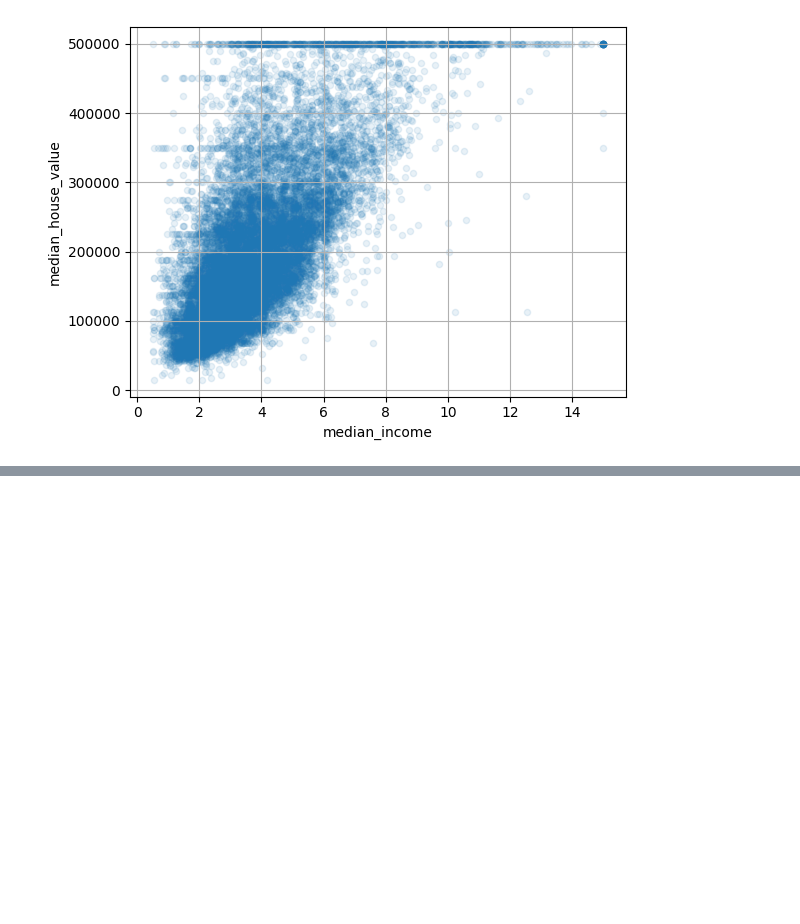
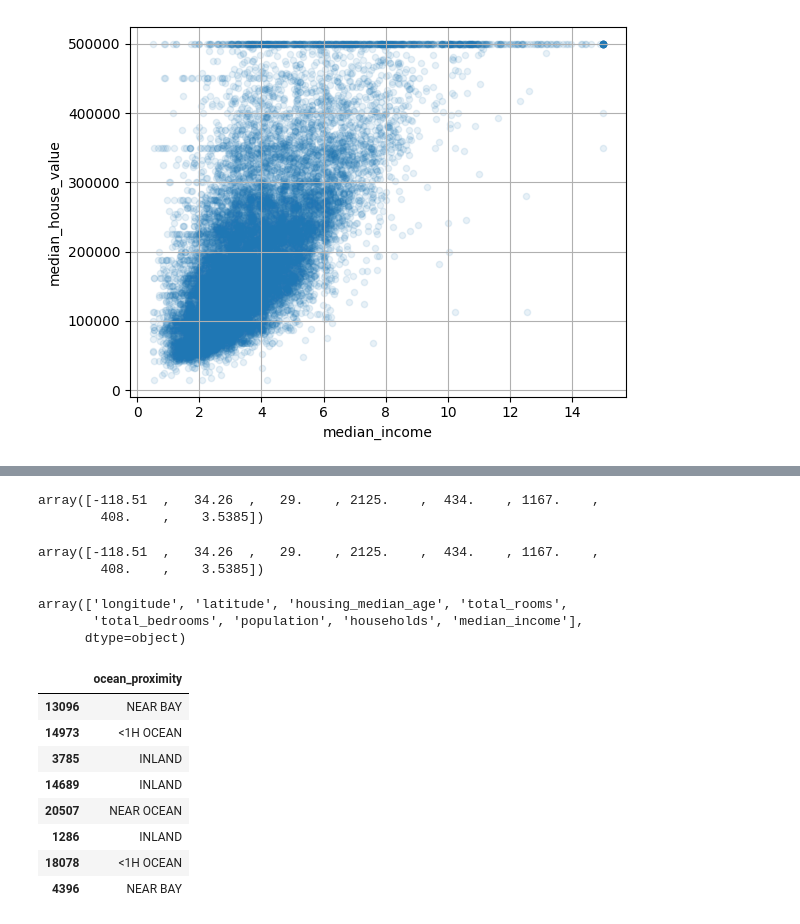
Before and after one commit to xKomil/DataScienceSummerStudy, a Jupyter notebook: _machine_learning/_fundamentals/2/2.ipynb, the cells around one changed output, grey strips where cells are left out. Drawn from its saved outputs; the diff is of its cells as text; code cells hidden in the pictures; blank space fills up the shorter version.

```diff
--- a/_machine_learning/_fundamentals/2/2.ipynb
+++ b/_machine_learning/_fundamentals/2/2.ipynb
@@ -207,0 +229,4 @@ plt.show()
+# %%
+# Revert to the original training set
+df = strat_train_set.drop('median_house_value', axis=1)
+df_labels = strat_train_set['median_house_value'].copy()
@@ -207,0 +244,10 @@ plt.show()
+# %%
+imputer.statistics_
+# %% [output]
+array([-118.51  ,   34.26  ,   29.    , 2125.    ,  434.    , 1167.    ,
+        408.    ,    3.5385])
+# %%
+df_num.median().values
+# %% [output]
+array([-118.51  ,   34.26  ,   29.    , 2125.    ,  434.    , 1167.    ,
+        408.    ,    3.5385])
@@ -207,0 +257,6 @@ plt.show()
+# %%
+imputer.feature_names_in_
+# %% [output]
+array(['longitude', 'latitude', 'housing_median_age', 'total_rooms',
+       'total_bedrooms', 'population', 'households', 'median_income'],
+      dtype=object)
@@ -207,0 +265,14 @@ plt.show()
+# %%
+# df_cat = df['ocean_proximity']
+df_cat = df[['ocean_proximity']]
+df_cat.head(8)
+# %% [output]
+|  | ocean_proximity |
+| 13096 | NEAR BAY |
+| 14973 | <1H OCEAN |
+| 3785 | INLAND |
+| 14689 | INLAND |
+| 20507 | NEAR OCEAN |
+| 1286 | INLAND |
+| 18078 | <1H OCEAN |
+| 4396 | NEAR BAY |
```
Also changed, not shown: parts of 17 cells of this notebook, 1 other file.
